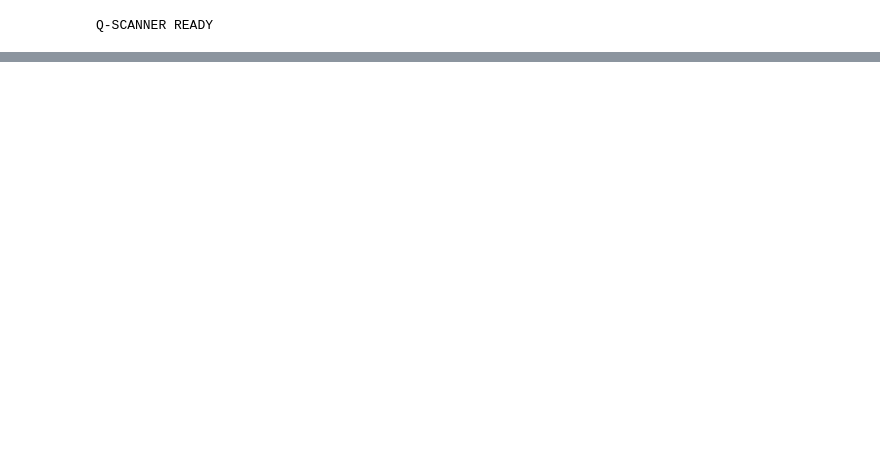
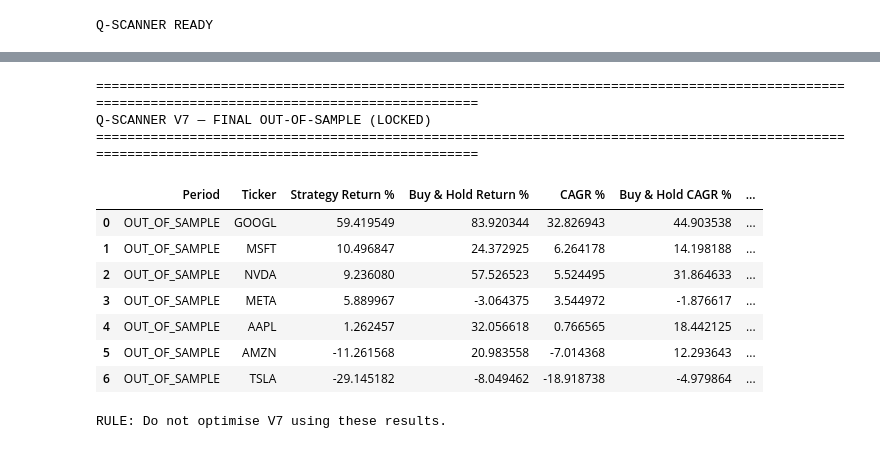
Before and after one commit to emmanueladirinwune/Q-Scanner, a Jupyter notebook: Qscanner.ipynb, the cells around one changed output, grey strips where cells are left out. Drawn from its saved outputs; the diff is of its cells as text; code cells hidden in the pictures; blank space fills up the shorter version.

```diff
--- a/Qscanner.ipynb
+++ b/Qscanner.ipynb
@@ -1696,0 +4628,44 @@ Q-SCANNER — SIGNAL ENGINE V3
+# %%
+# ============================================================
+# Q-SCANNER V7 — FINAL OOS LOCK
+# ============================================================
+#
+# This is the number we care about after development.
+#
+# DO NOT change V7 parameters after seeing this table.
+# If we modify V7 from this point, the 2025-2026 period is no
+# longer a clean final OOS test and we must reserve a new period.
+# ============================================================
+
+if not v7_walkforward.empty:
+
+    final_oos = v7_walkforward[
+        v7_walkforward["Period"] == "OUT_OF_SAMPLE"
+    ].copy()
+
+    final_oos = final_oos.sort_values(
+        "Sharpe",
+        ascending=False
+    ).reset_index(drop=True)
+
+    print("=" * 145)
+    print("Q-SCANNER V7 — FINAL OUT-OF-SAMPLE (LOCKED)")
+    print("=" * 145)
+
+    display(final_oos)
+
+    print()
+    print("RULE: Do not optimise V7 using these results.")
+# %% [output]
+=================================================================================================================================================
+Q-SCANNER V7 — FINAL OUT-OF-SAMPLE (LOCKED)
+=================================================================================================================================================
+|  | Period | Ticker | Strategy Return % | Buy & Hold Return % | CAGR % | Buy & Hold CAGR % | ... |
+| 0 | OUT_OF_SAMPLE | GOOGL | 59.419549 | 83.920344 | 32.826943 | 44.903538 | ... |
+| 1 | OUT_OF_SAMPLE | MSFT | 10.496847 | 24.372925 | 6.264178 | 14.198188 | ... |
+| 2 | OUT_OF_SAMPLE | NVDA | 9.236080 | 57.526523 | 5.524495 | 31.864633 | ... |
+| 3 | OUT_OF_SAMPLE | META | 5.889967 | -3.064375 | 3.544972 | -1.876617 | ... |
+| 4 | OUT_OF_SAMPLE | AAPL | 1.262457 | 32.056618 | 0.766565 | 18.442125 | ... |
+| 5 | OUT_OF_SAMPLE | AMZN | -11.261568 | 20.983558 | -7.014368 | 12.293643 | ... |
+| 6 | OUT_OF_SAMPLE | TSLA | -29.145182 | -8.049462 | -18.918738 | -4.979864 | ... |
+RULE: Do not optimise V7 using these results.
```
Also changed, not shown: parts of 46 cells of this notebook, 1 other file.
